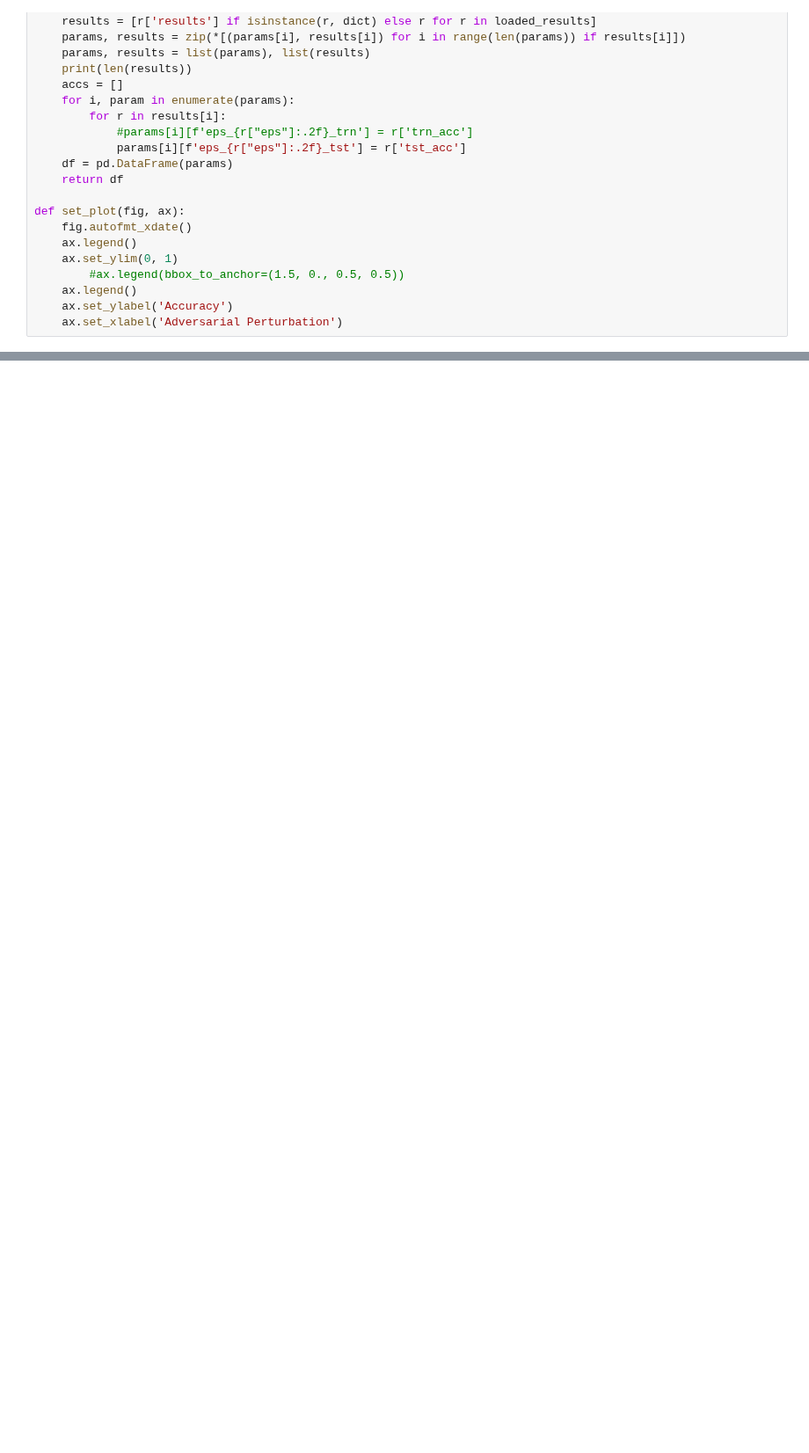
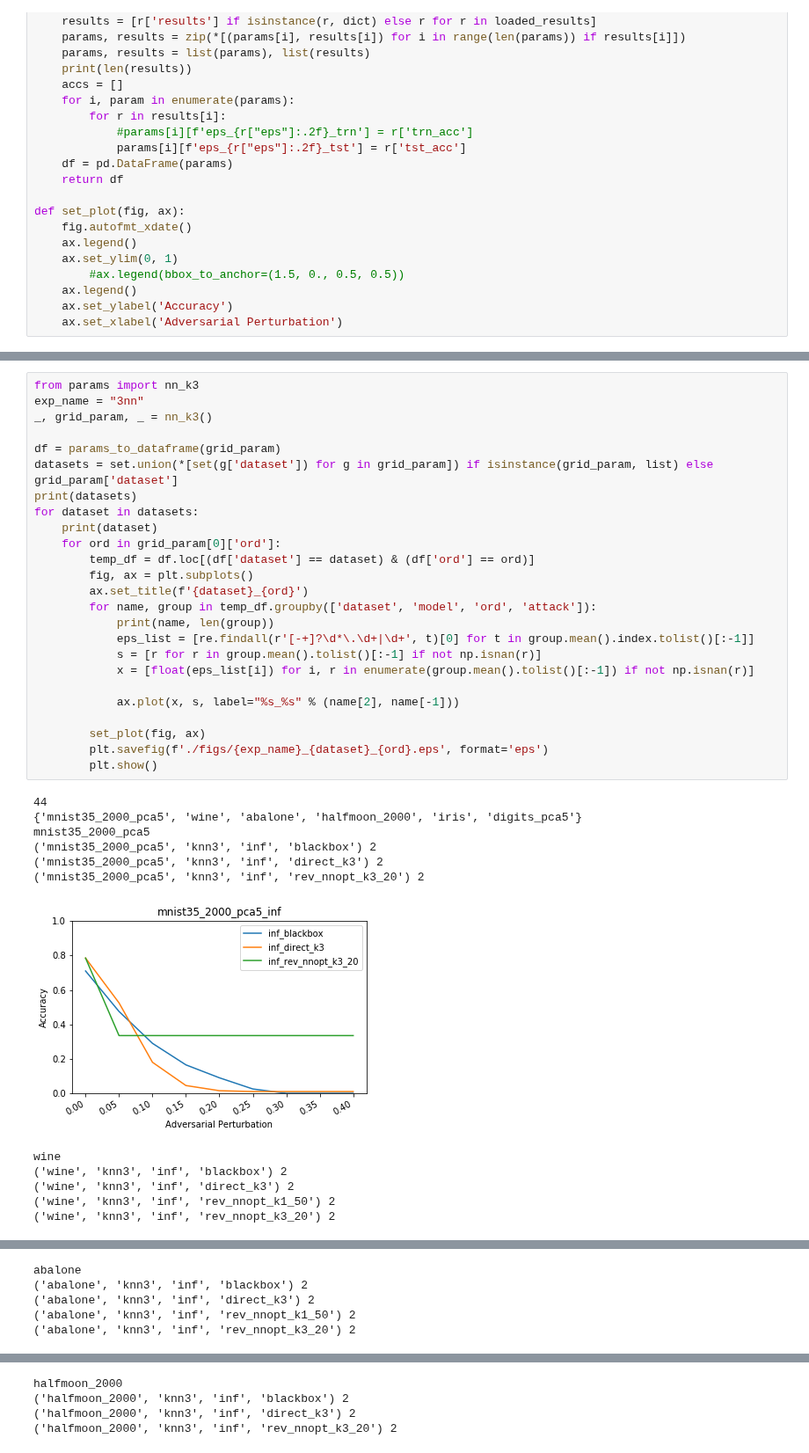
Before and after one commit to yangarbiter/adversarial-nonparametrics, a Jupyter notebook: plot.ipynb, the cells around one changed output, grey strips where cells are left out. Shown at 88% size. Drawn from its saved outputs; the diff is of its cells as text; blank space fills up the shorter version.

```diff
--- a/plot.ipynb
+++ b/plot.ipynb
@@ -119,0 +121,38 @@ wine
+# %%
+from params import nn_k3
+exp_name = "3nn"
+_, grid_param, _ = nn_k3()
+
+df = params_to_dataframe(grid_param)
+datasets = set.union(*[set(g['dataset']) for g in grid_param]) if isinstance(grid_param, list) else grid_param['dataset']
+print(datasets)
+for dataset in datasets:
+    print(dataset)
+    for ord in grid_param[0]['ord']:
+        temp_df = df.loc[(df['dataset'] == dataset) & (df['ord'] == ord)]
+        fig, ax = plt.subplots()
+        ax.set_title(f'{dataset}_{ord}')
+        for name, group in temp_df.groupby(['dataset', 'model', 'ord', 'attack']):
+            print(name, len(group))
+            eps_list = [re.findall(r'[-+]?\d*\.\d+|\d+', t)[0] for t in group.mean().index.tolist()[:-1]]
+            s = [r for r in group.mean().tolist()[:-1] if not np.isnan(r)]
+            x = [float(eps_list[i]) for i, r in enumerate(group.mean().tolist()[:-1]) if not np.isnan(r)]
+
+            ax.plot(x, s, label="%s_%s" % (name[2], name[-1]))
+
+        set_plot(fig, ax)
+        plt.savefig(f'./figs/{exp_name}_{dataset}_{ord}.eps', format='eps')
+        plt.show()
+# %% [output]
+44
+{'mnist35_2000_pca5', 'wine', 'abalone', 'halfmoon_2000', 'iris', 'digits_pca5'}
+mnist35_2000_pca5
+('mnist35_2000_pca5', 'knn3', 'inf', 'blackbox') 2
+('mnist35_2000_pca5', 'knn3', 'inf', 'direct_k3') 2
+('mnist35_2000_pca5', 'knn3', 'inf', 'rev_nnopt_k3_20') 2
+[figure, added]
+wine
+('wine', 'knn3', 'inf', 'blackbox') 2
+('wine', 'knn3', 'inf', 'direct_k3') 2
+('wine', 'knn3', 'inf', 'rev_nnopt_k1_50') 2
+('wine', 'knn3', 'inf', 'rev_nnopt_k3_20') 2
@@ -119,0 +160,5 @@ wine
+abalone
+('abalone', 'knn3', 'inf', 'blackbox') 2
+('abalone', 'knn3', 'inf', 'direct_k3') 2
+('abalone', 'knn3', 'inf', 'rev_nnopt_k1_50') 2
+('abalone', 'knn3', 'inf', 'rev_nnopt_k3_20') 2
@@ -119,0 +166,4 @@ wine
+halfmoon_2000
+('halfmoon_2000', 'knn3', 'inf', 'blackbox') 2
+('halfmoon_2000', 'knn3', 'inf', 'direct_k3') 2
+('halfmoon_2000', 'knn3', 'inf', 'rev_nnopt_k3_20') 2
```
Also changed, not shown: parts of 3 cells of this notebook, 10 other files.
